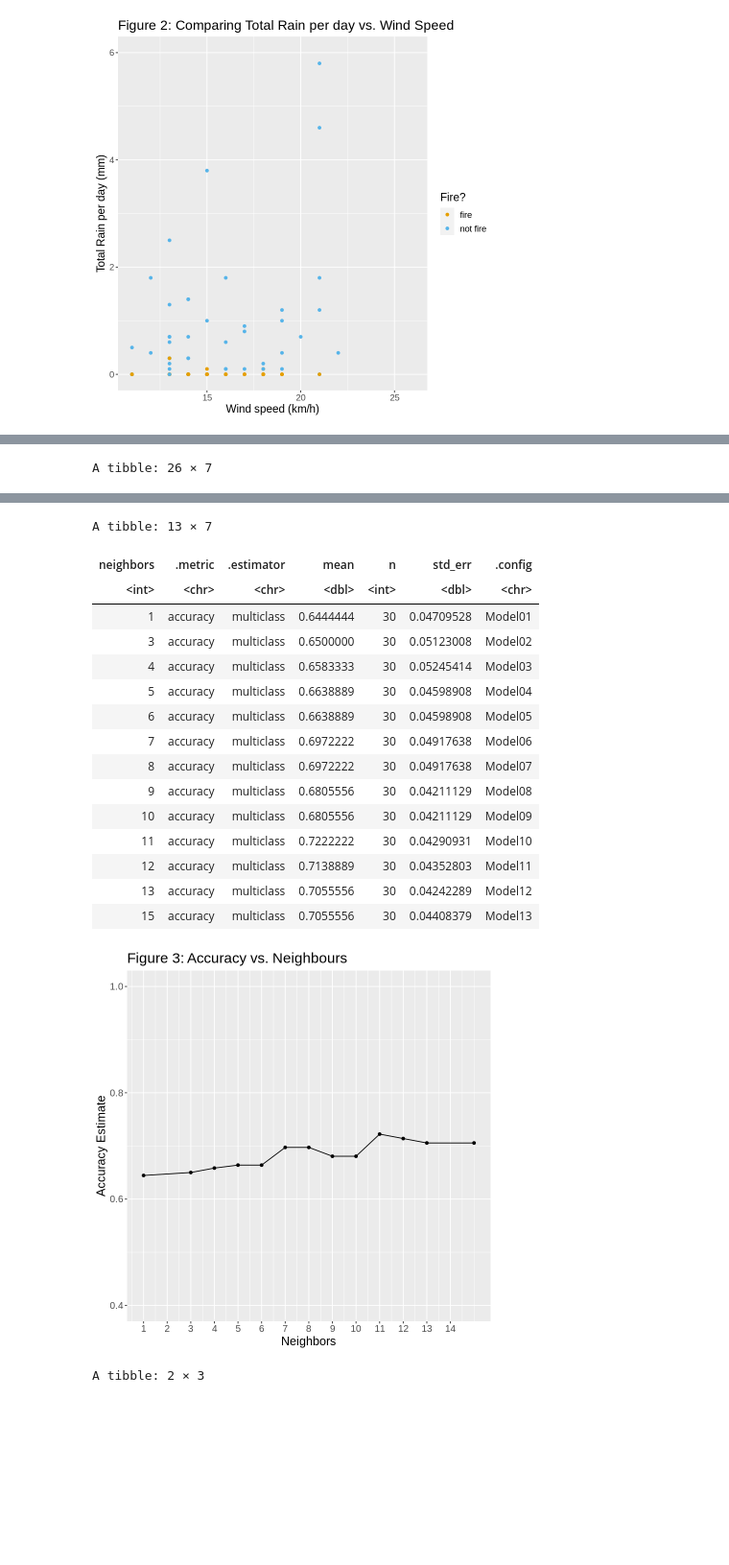
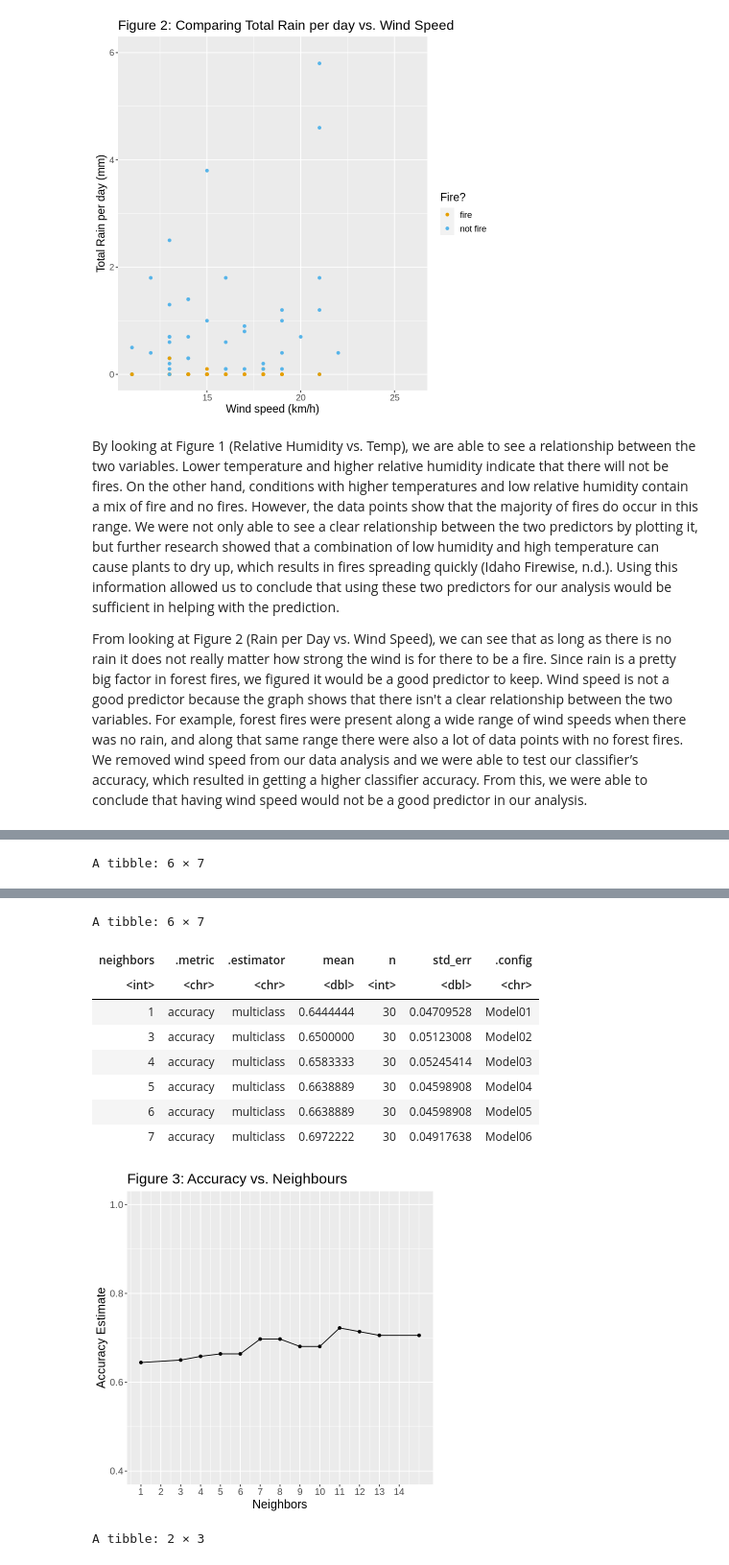
Before and after one commit to lufinot/DTSC-G18-V2, a Jupyter notebook: projectt.ipynb, the cells around one changed output, grey strips where cells are left out. Shown: that part at 96% size. Cells and saved outputs as stored; diff of their text form; code cells hidden in the pictures; blank space fills up the shorter version.

```diff
--- a/projectt.ipynb
+++ b/projectt.ipynb
@@ -166,6 +163,10 @@ Warning message:
 “Removed 3 rows containing missing values (geom_point).”
 [figure]
 [figure]
+# %% [markdown]
+By looking at Figure 1 (Relative Humidity vs. Temp), we are able to see a relationship between the two variables. Lower temperature and higher relative humidity indicate that there will not be fires. On the other hand, conditions with higher temperatures and low relative humidity contain a mix of fire and no fires. However, the data points show that the majority of fires do occur in this range. We were not only able to see a clear relationship between the two predictors by plotting it, but further research showed that a combination of low humidity and high temperature can cause plants to dry up, which results in fires spreading quickly (Idaho Firewise, n.d.). Using this information allowed us to conclude that using these two predictors for our analysis would be sufficient in helping with the prediction.
+
+From looking at Figure 2 (Rain per Day vs. Wind Speed), we can see that as long as there is no rain it does not really matter how strong the wind is for there to be a fire. Since rain is a pretty big factor in forest fires, we figured it would be a good predictor to keep. Wind speed is not a good predictor because the graph shows that there isn't a clear relationship between the two variables. For example, forest fires were present along a wide range of wind speeds when there was no rain, and along that same range there were also a lot of data points with no forest fires. We removed wind speed from our data analysis and we were able to test our classifier’s accuracy, which resulted in getting a higher classifier accuracy. From this, we were able to conclude that having wind speed would not be a good predictor in our analysis.
 # %%
 ## Evaluation of Temperature and Relative Humidity
 
@@ -194,13 +195,13 @@ cross_val_metrics <- workflow() %>%
                 add_model(knn_tune) %>%
                 tune_grid(resamples = fire_training_vfold, grid = 15) %>%
                 collect_metrics()
-cross_val_metrics
+head(cross_val_metrics)
 
 
 #filtering the .metric column for just accuracy
 accuracies <- cross_val_metrics %>%
        filter(.metric == "accuracy")
-accuracies
+head(accuracies)
 
 
 #plotting accuracy vs. neighbours to see which K value gives the highest accuracy
@@ -231,7 +232,7 @@ cross_val_plot
 ! Fold29: internal: No observations were detected in `truth` for level(s): 'Classe...
 
 ! Fold30: internal: No observations were detected in `truth` for level(s): 'Classe...
-A tibble: 26 × 7
+A tibble: 6 × 7
 | neighbors | .metric | .estimator | mean | n | std_err | .config |
 | <int> | <chr> | <chr> | <dbl> | <int> | <dbl> | <chr> |
 | 1 | accuracy | multiclass | 0.6444444 | 30 | 0.04709528 | Model01 |
@@ -253,20 +244,13 @@ A tibble: 26 × 7
-A tibble: 13 × 7
+A tibble: 6 × 7
 | neighbors | .metric | .estimator | mean | n | std_err | .config |
 | <int> | <chr> | <chr> | <dbl> | <int> | <dbl> | <chr> |
 | 1 | accuracy | multiclass | 0.6444444 | 30 | 0.04709528 | Model01 |
 | 3 | accuracy | multiclass | 0.6500000 | 30 | 0.05123008 | Model02 |
 | 4 | accuracy | multiclass | 0.6583333 | 30 | 0.05245414 | Model03 |
 | 5 | accuracy | multiclass | 0.6638889 | 30 | 0.04598908 | Model04 |
 | 6 | accuracy | multiclass | 0.6638889 | 30 | 0.04598908 | Model05 |
 | 7 | accuracy | multiclass | 0.6972222 | 30 | 0.04917638 | Model06 |
-| 8 | accuracy | multiclass | 0.6972222 | 30 | 0.04917638 | Model07 |
-| 9 | accuracy | multiclass | 0.6805556 | 30 | 0.04211129 | Model08 |
-| 10 | accuracy | multiclass | 0.6805556 | 30 | 0.04211129 | Model09 |
-| 11 | accuracy | multiclass | 0.7222222 | 30 | 0.04290931 | Model10 |
-| 12 | accuracy | multiclass | 0.7138889 | 30 | 0.04352803 | Model11 |
-| 13 | accuracy | multiclass | 0.7055556 | 30 | 0.04242289 | Model12 |
-| 15 | accuracy | multiclass | 0.7055556 | 30 | 0.04408379 | Model13 |
-[figure, old version]
+[figure, new version]
 # %%
 #evaluating our classifers accuracy with the number of K neighbors that we found
 fire_spec <- nearest_neighbor(weight_func = "rectangular", neighbors = 11) %>%
```
Also changed, not shown: parts of 7 cells of this notebook.
